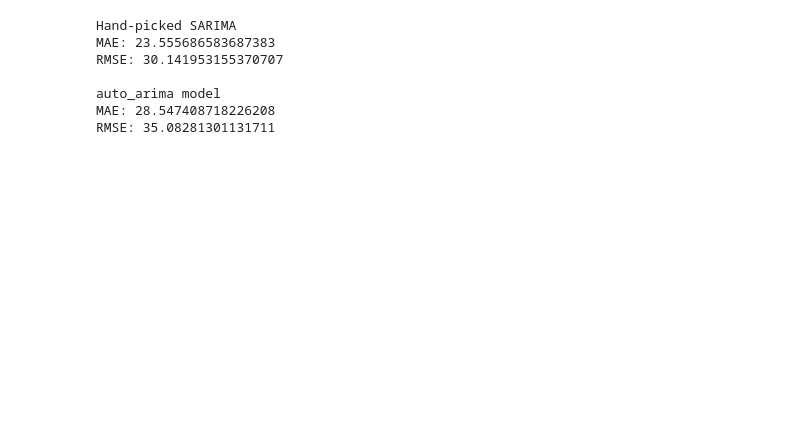
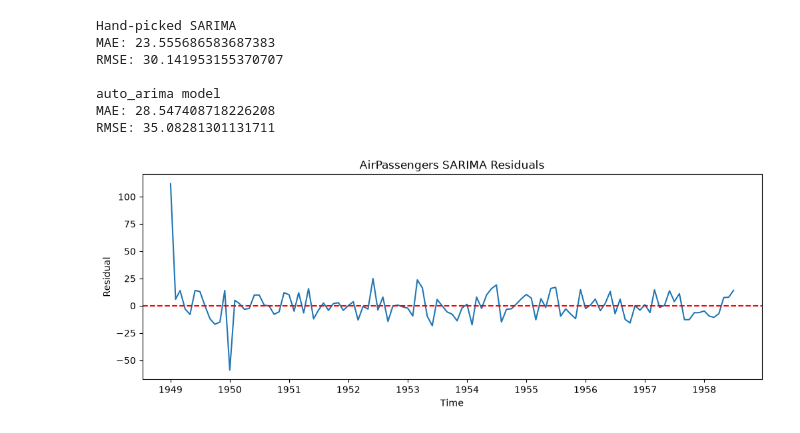
Before and after one commit to devlprkhan/dl_learning, a Jupyter notebook: notebook/Time-Series/times_series_revsion/rev_1.ipynb, the cells around one changed output. Saved outputs shown, nothing was run; the diff lists cells and outputs as text; code cells hidden in the pictures; blank space fills up the shorter version.

```diff
--- a/notebook/Time-Series/times_series_revsion/rev_1.ipynb
+++ b/notebook/Time-Series/times_series_revsion/rev_1.ipynb
@@ -747,3 +747,15 @@ RMSE: 30.141953155370707
 auto_arima model
 MAE: 28.547408718226208
 RMSE: 35.08281301131711
+# %%
+residuals = sarima_fit.resid
+
+plt.figure(figsize=(12, 4))
+plt.plot(residuals)
+plt.axhline(0, color="red", linestyle="--")
+plt.title("AirPassengers SARIMA Residuals")
+plt.xlabel("Time")
+plt.ylabel("Residual")
+plt.show()
+# %% [output]
+[figure, added]
```
Also changed, not shown: parts of 11 cells of this notebook.
